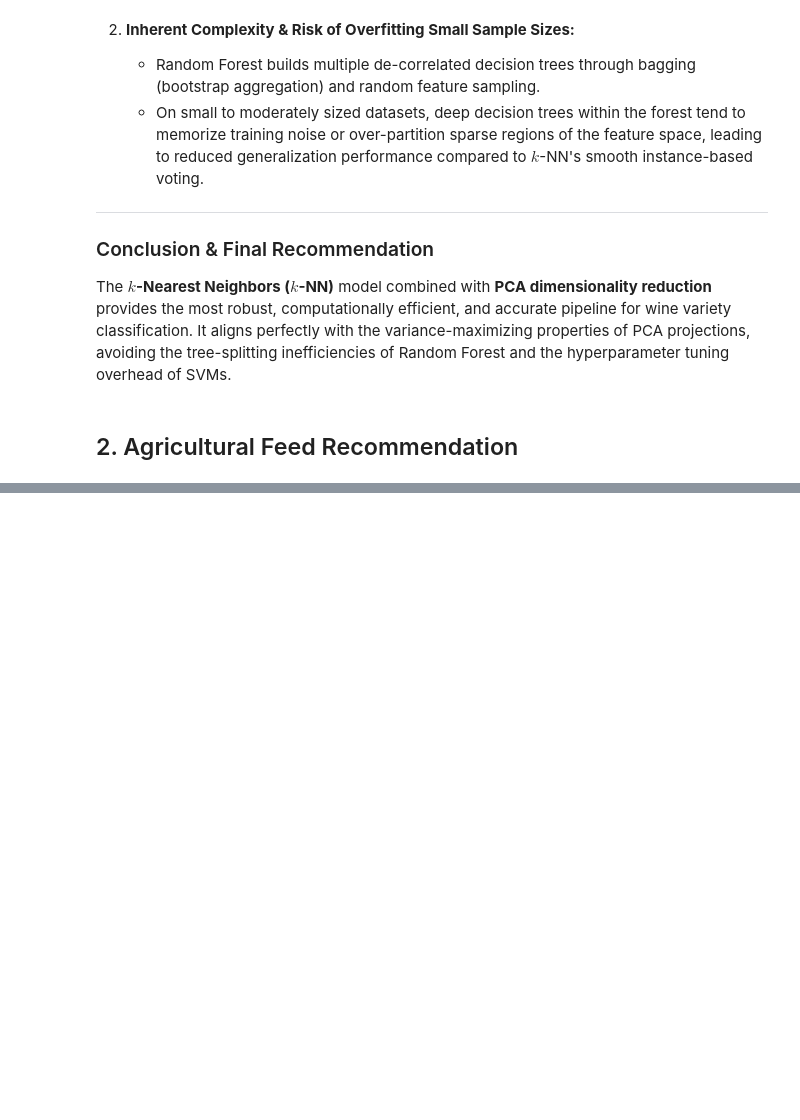
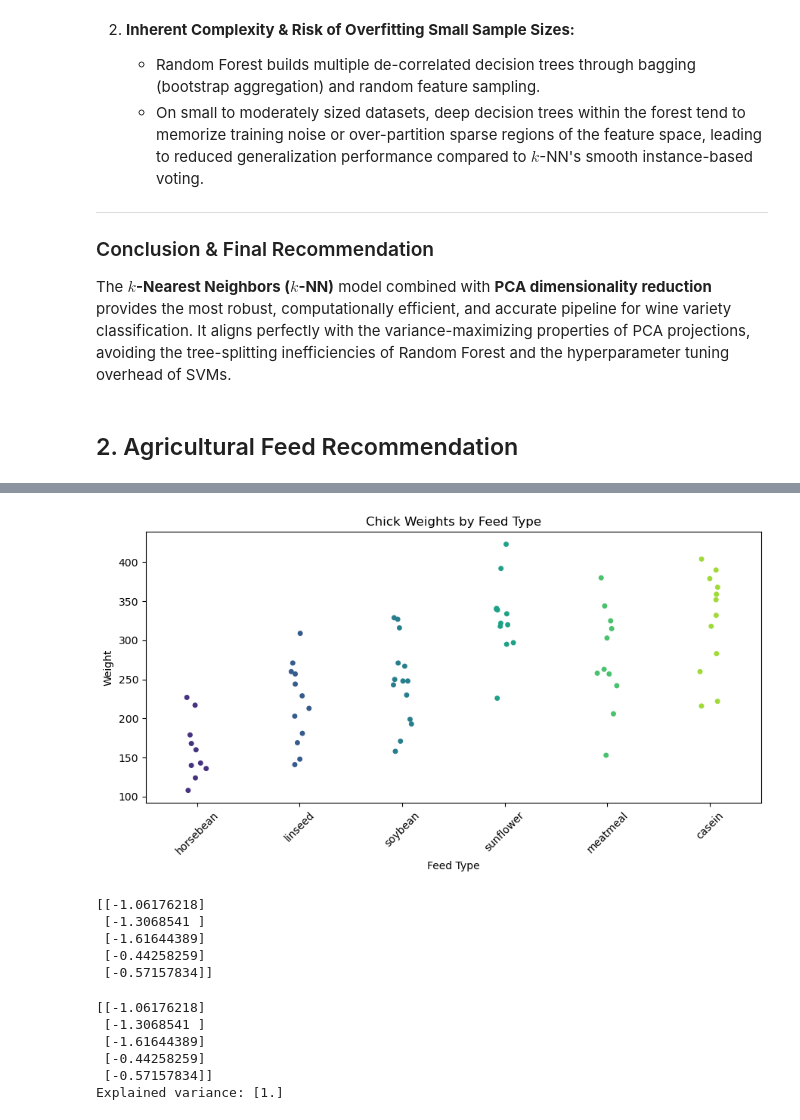
Before and after one commit to MichaelKamano/DataVine-Analysis, a Jupyter notebook: DataVine.ipynb, the cells around one changed output, grey strips where cells are left out. Drawn from its saved outputs; the diff is of its cells as text; code cells hidden in the pictures; blank space fills up the shorter version.

```diff
--- a/DataVine.ipynb
+++ b/DataVine.ipynb
@@ -441,0 +589,48 @@ The **$k$-Nearest Neighbors ($k$-NN)** model combined with **PCA dimensionality
+# %%
+# Individual observations
+plt.figure(figsize=(9, 5))
+
+sns.stripplot(
+    data=chick,
+    x='feed',
+    y='weight',
+    hue='feed',
+    palette='viridis',
+    jitter=True
+)
+
+plt.title('Chick Weights by Feed Type')
+plt.xlabel('Feed Type')
+plt.ylabel('Weight')
+plt.xticks(rotation=45)
+plt.tight_layout()
+plt.show()
+# %% [output]
+[figure, added]
+# %%
+# standardize weight
+scaler = StandardScaler()
+
+X_scaled = scaler.fit_transform(chick[['weight']])
+print(X_scaled[:5])
+# %% [output]
+[[-1.06176218]
+ [-1.3068541 ]
+ [-1.61644389]
+ [-0.44258259]
+ [-0.57157834]]
+# %%
+# PCA to component 1
+pca = PCA(n_components=1)
+
+X_pca = pca.fit_transform(X_scaled)
+
+print(X_pca[:5])
+print("Explained variance:", pca.explained_variance_ratio_)
+# %% [output]
+[[-1.06176218]
+ [-1.3068541 ]
+ [-1.61644389]
+ [-0.44258259]
+ [-0.57157834]]
+Explained variance: [1.]
```
Also changed, not shown: parts of 21 cells of this notebook.
